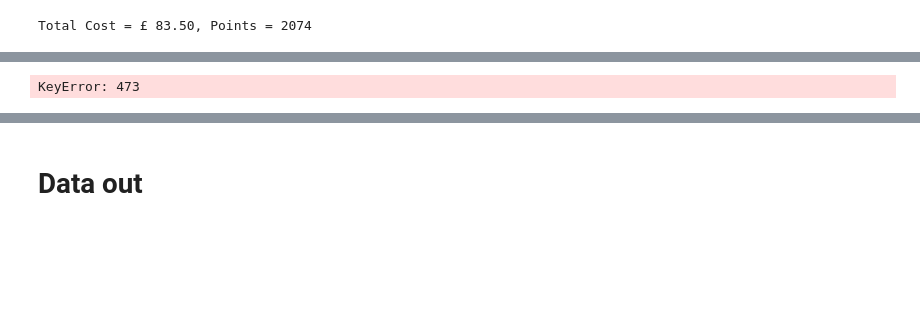
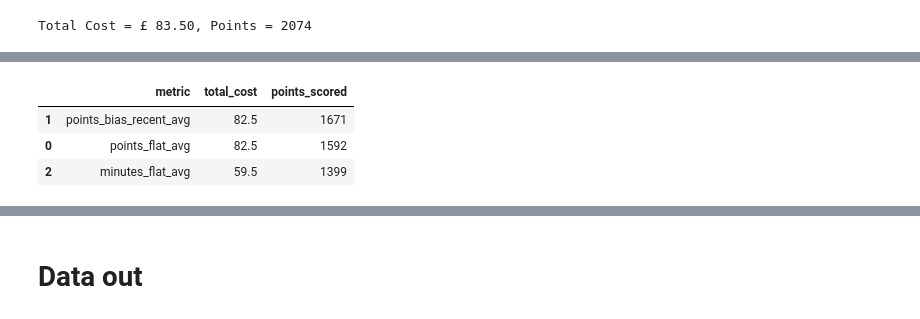
Before and after one commit to edwardhutchinson/fantasy-football-epl, a Jupyter notebook: notebooks/metric_research.ipynb, the cells around one changed output, grey strips where cells are left out. Drawn from its saved outputs; the diff is of its cells as text; code cells hidden in the pictures; blank space fills up the shorter version.

```diff
--- a/notebooks/metric_research.ipynb
+++ b/notebooks/metric_research.ipynb
@@ -449,4 +298,17 @@ out[SV]
-# %%
-print(f"Total Cost = £{out[SV]['now_cost'].sum(): .2f}, Points = {sum([point_map.loc[player_id] for player_id in out[SV]['id']])}")
-# %% [output]
-KeyError: 473
+# %%
+display.display(  # TODO -- check what's going on with minutes_flat_avg
+    pd.DataFrame.from_records(
+        [
+            {
+                "metric": metric,
+                "total_cost": cast(pd.Series, out[solution_vector]["now_cost"]).sum(),
+                "points_scored": sum([point_map.loc[player_id] for player_id in out[solution_vector]["id"]])}
+            for metric, solution_vector in results.items()
+        ]
+    ).sort_values(by="points_scored", ascending=False)
+)
+# %% [output]
+|  | metric | total_cost | points_scored |
+| 1 | points_bias_recent_avg | 82.5 | 1671 |
+| 0 | points_flat_avg | 82.5 | 1592 |
+| 2 | minutes_flat_avg | 59.5 | 1399 |
```
Also changed, not shown: parts of 31 cells of this notebook, 1 other file.
